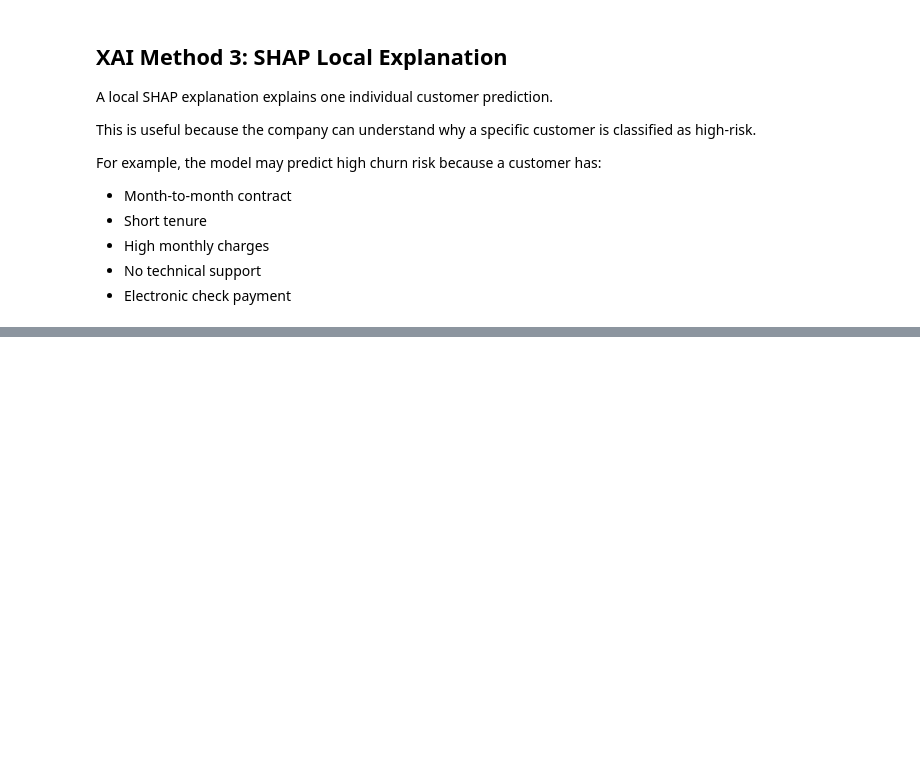
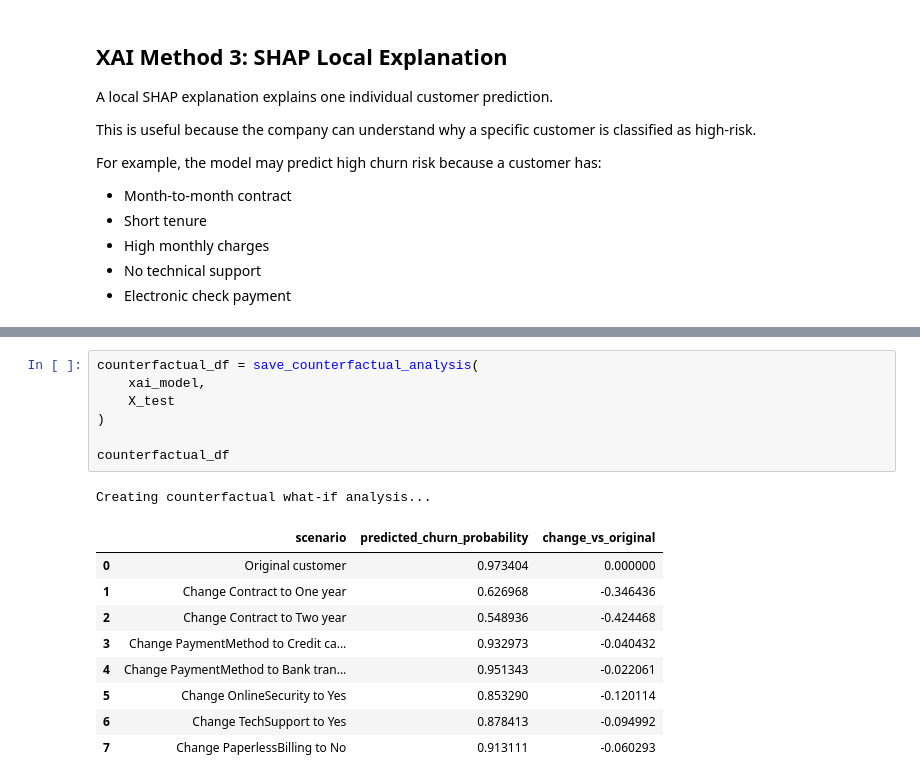
Before and after one commit to yuceltan/Telco-Customer-Churn, a Jupyter notebook: telcoNotebook.ipynb, the cells around one changed output, grey strips where cells are left out. Cells and saved outputs as stored; diff of their text form; blank space fills up the shorter version.

```diff
--- a/telcoNotebook.ipynb
+++ b/telcoNotebook.ipynb
@@ -469,0 +508,18 @@ For example, the model may predict high churn risk because a customer has:
+# %%
+counterfactual_df = save_counterfactual_analysis(
+    xai_model,
+    X_test
+)
+
+counterfactual_df
+# %% [output]
+Creating counterfactual what-if analysis...
+|  | scenario | predicted_churn_probability | change_vs_original |
+| 0 | Original customer | 0.973404 | 0.000000 |
+| 1 | Change Contract to One year | 0.626968 | -0.346436 |
+| 2 | Change Contract to Two year | 0.548936 | -0.424468 |
+| 3 | Change PaymentMethod to Credit ca... | 0.932973 | -0.040432 |
+| 4 | Change PaymentMethod to Bank tran... | 0.951343 | -0.022061 |
+| 5 | Change OnlineSecurity to Yes | 0.853290 | -0.120114 |
+| 6 | Change TechSupport to Yes | 0.878413 | -0.094992 |
+| 7 | Change PaperlessBilling to No | 0.913111 | -0.060293 |
```
Also changed, not shown: parts of 4 cells of this notebook.
